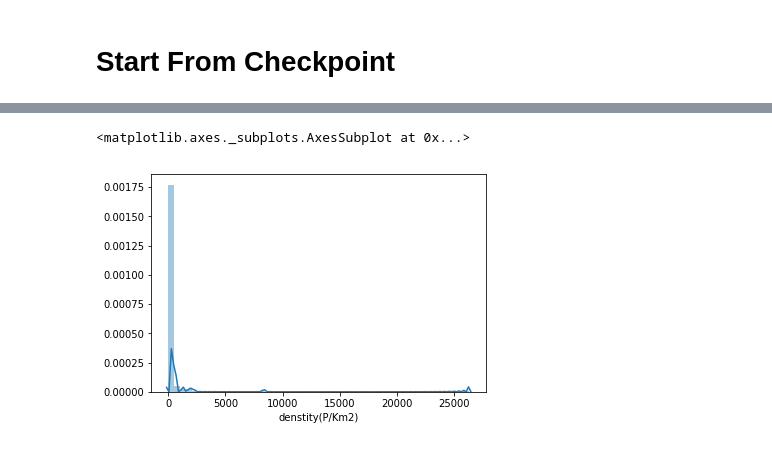
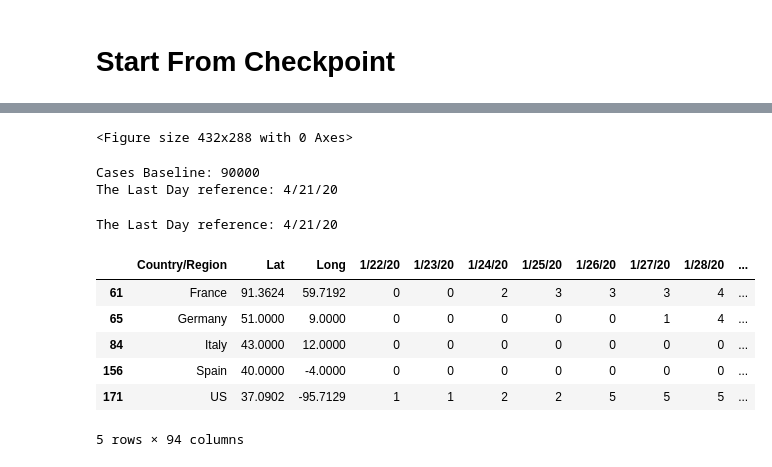
Before and after one commit to awells-uva/cs-project-covid, a Jupyter notebook: final_project.ipynb, the cells around one changed output, grey strips where cells are left out. Saved outputs shown, nothing was run; the diff lists cells and outputs as text; code cells hidden in the pictures.

```diff
--- a/final_project.ipynb
+++ b/final_project.ipynb
@@ -494,7 +493,49 @@ world.describe()
 # %%
 plt.figure()
 plt.tight_layout()
-seaborn.distplot(world['denstity(P/Km2)'])
+#seaborn.distplot(world['denstity(P/Km2)'])
 # %% [output]
-<matplotlib.axes._subplots.AxesSubplot at 0x...>
+<Figure size 432x288 with 0 Axes>
-[figure, removed]
+# %%
+baseline = 90000 # Number of cases you want to set as a baseline
+import matplotlib.dates as mdates
+
+print("Cases Baseline: {}".format(baseline))
+
+# Since Data is one day off, the most up-to-date values are the previous day
+import datetime
+
+df  = covid_19_time_series_confirmed.groupby(['Country/Region']).sum().reset_index()
+try:
+  today = datetime.date.today()
+  yesterday = today - datetime.timedelta(days=1)
+  yesterday = '{}{}'.format(yesterday.month,yesterday.strftime('/%d/%y'))
+  df_subset = df[df[yesterday] > baseline ]
+
+except:
+  today = datetime.date.today()
+  yesterday = today - datetime.timedelta(days=2)
+  yesterday = '{}{}'.format(yesterday.month,yesterday.strftime('/%d/%y'))
+  df_subset = df[df[yesterday] > baseline ]
+
+print("The Last Day reference: {}".format(yesterday))
+
+# Note Long and Lat are sums of Long and Lat
+# %% [output]
+Cases Baseline: 90000
+The Last Day reference: 4/21/20
+# %%
+import dataImporter
+baseline = 100000
+df_subset, yesterday = dataImporter.get_latest_subset(covid_19_time_series_confirmed, baseline)
+print("The Last Day reference: {}".format(yesterday))
+df_subset.head()
+# %% [output]
+The Last Day reference: 4/21/20
+|  | Country/Region | Lat | Long | 1/22/20 | 1/23/20 | 1/24/20 | 1/25/20 | 1/26/20 | 1/27/20 | 1/28/20 | ... |
+| 61 | France | 91.3624 | 59.7192 | 0 | 0 | 2 | 3 | 3 | 3 | 4 | ... |
+| 65 | Germany | 51.0000 | 9.0000 | 0 | 0 | 0 | 0 | 0 | 1 | 4 | ... |
+| 84 | Italy | 43.0000 | 12.0000 | 0 | 0 | 0 | 0 | 0 | 0 | 0 | ... |
+| 156 | Spain | 40.0000 | -4.0000 | 0 | 0 | 0 | 0 | 0 | 0 | 0 | ... |
+| 171 | US | 37.0902 | -95.7129 | 1 | 1 | 2 | 2 | 5 | 5 | 5 | ... |
+5 rows × 94 columns
```
Also changed, not shown: parts of 35 cells of this notebook, 2 other files.
